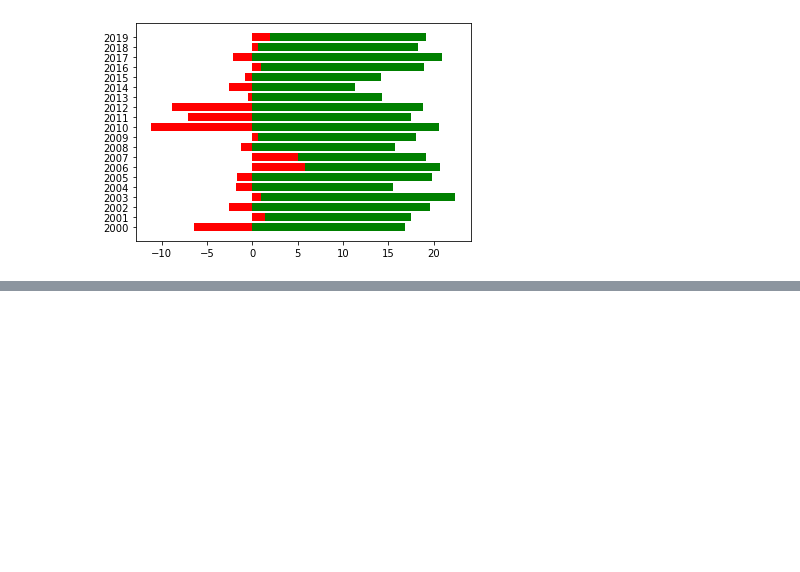
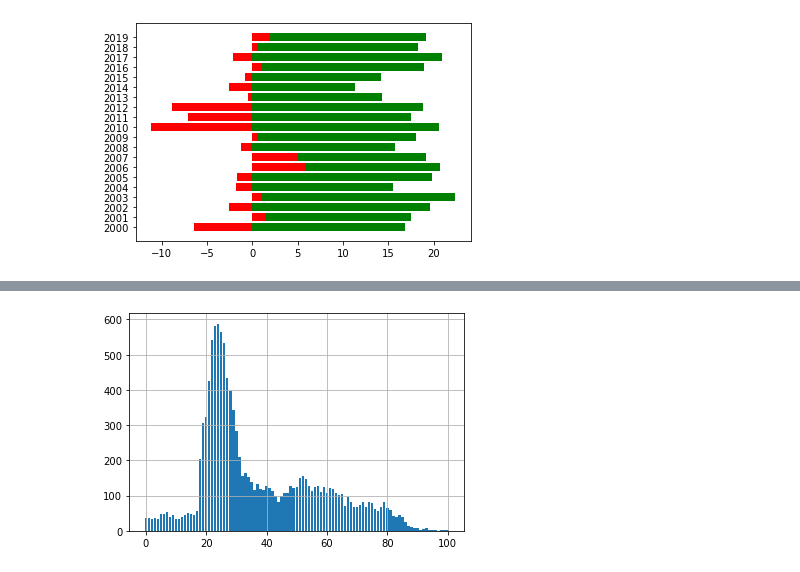
Before and after one commit to eunyeong1328/Study-Alone, a Jupyter notebook: python/BigData/NumpyPlot.ipynb, the cells around one changed output, grey strips where cells are left out. Cells and saved outputs as stored; diff of their text form; code cells hidden in the pictures; blank space fills up the shorter version.

```diff
--- a/python/BigData/NumpyPlot.ipynb
+++ b/python/BigData/NumpyPlot.ipynb
@@ -1035,0 +1075,25 @@ plt.show()
+# %%
+#인구 데이터로 그래프 그려보기 ex) 성동구 사근동 0세부터 100세 이상
+import matplotlib.pyplot as plt
+import csv
+%matplotlib inline
+f = open("202203_202203_연령별인구현황_월간 (1).csv")
+people = csv.reader(f)
+title = next(people)
+x = []
+
+for data in people:
+    if data[0] == "서울특별시 성동구 사근동(1120055000)":
+        #print(data)
+        for i in data[3:]:
+            i= i.replace(' ','')
+            i= i.replace(',','')
+            x.append(int(i))
+
+plt.bar(range(101),x)
+plt.grid(True)
+plt.show()
+f.close()
+#20대가 사는 사람이 많다
+# %% [output]
+[figure, added]
```
Also changed, not shown: parts of 8 cells of this notebook.
